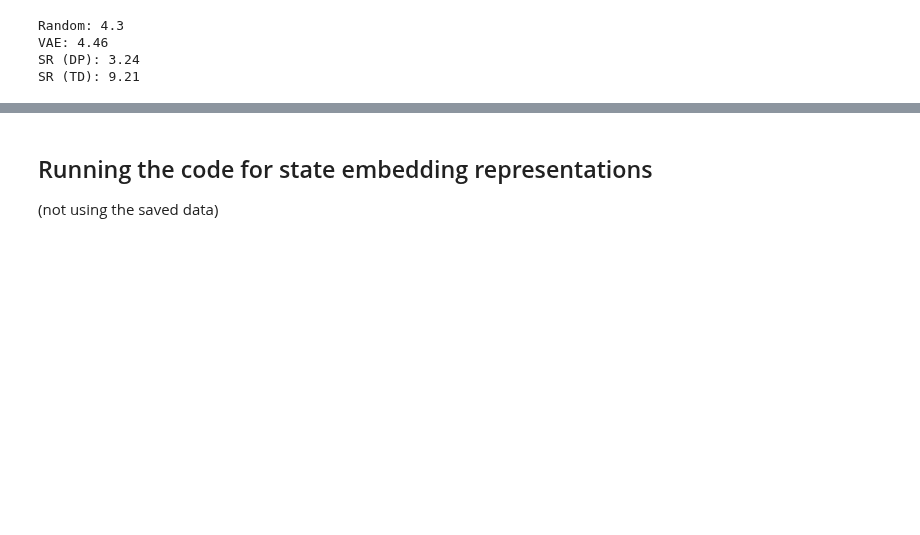
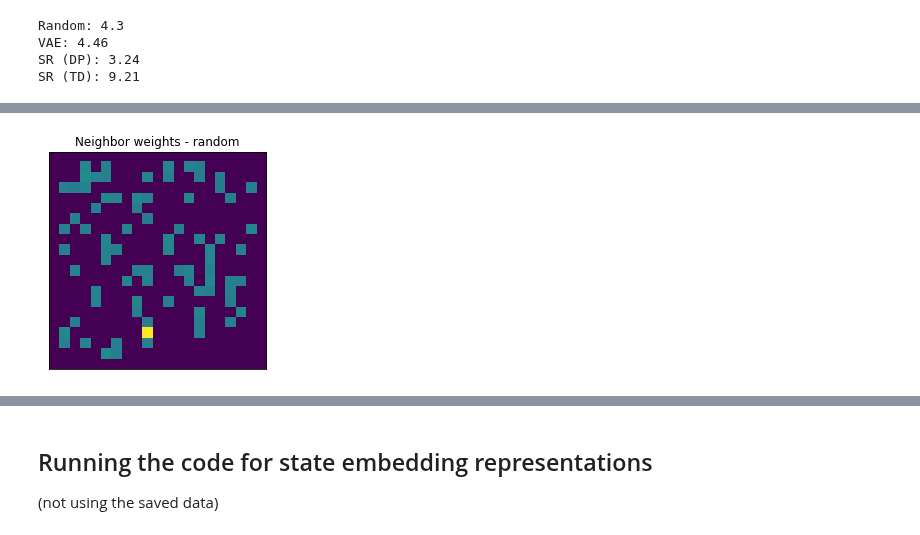
Before and after one commit to MaryZolfaghar/PredictiveEpisodicControl, a Jupyter notebook: Results.ipynb, the cells around one changed output, grey strips where cells are left out. Cells and saved outputs as stored; diff of their text form; code cells hidden in the pictures; blank space fills up the shorter version.

```diff
--- a/Results.ipynb
+++ b/Results.ipynb
@@ -259,0 +297,44 @@ SR (TD): 9.21
+# %%
+sr_kdtree = KDTree(true_SR_reps)
+emb_kdtree = KDTree(emb_reps)
+# %%
+state = (17,9)
+k = 80
+# %%
+def weights(distances):
+    delta = 0.01
+    distances = distances/(np.sum(distances)+1e-8)
+    similarities = 1 / (distances+delta)
+    return similarities/np.sum(similarities)
+# %%
+state_idx = state_to_idx[state]
+state_sr = true_SR_reps[state_idx,:]
+sr_distances,sr_indices = sr_kdtree.query([state_sr],k=k,return_distance=True)
+sr_weights = weights(sr_distances)
+sr_w_matrix = np.zeros([env.n_states,env.n_states])
+for sr_weight,idx in zip(sr_weights,sr_indices):
+    sr_w_matrix[state_idx,idx] = sr_weight
+
+state_emb = emb_reps[state_idx,:]
+emb_distances,emb_indices = emb_kdtree.query([state_emb],k=k,return_distance=True)
+emb_weights = weights(emb_distances)
+emb_w_matrix = np.zeros([env.n_states,env.n_states])
+for emb_weight,idx in zip(emb_weights,emb_indices):
+    emb_w_matrix[state_idx,idx] = emb_weight
+# %%
+emb_sim_im = visualize_fourrooms_matrix(env,emb_w_matrix,state)
+plt.imshow(emb_sim_im)
+plt.title("Neighbor weights - random")
+plt.tick_params(
+    axis='both',
+    which='both',
+    bottom=False,
+    top=False,
+    left=False,
+    labelbottom=False,
+    labelleft=False)
+plt.ticklabel_format(style='plain',useOffset=False)
+plt.savefig("figures/random_neighbors.png",bbox_inches = 'tight',pad_inches = 0.1,dpi=100)
+plt.show()
+# %% [output]
+[figure, added]
```
Also changed, not shown: parts of 77 cells of this notebook, 7 other files.
